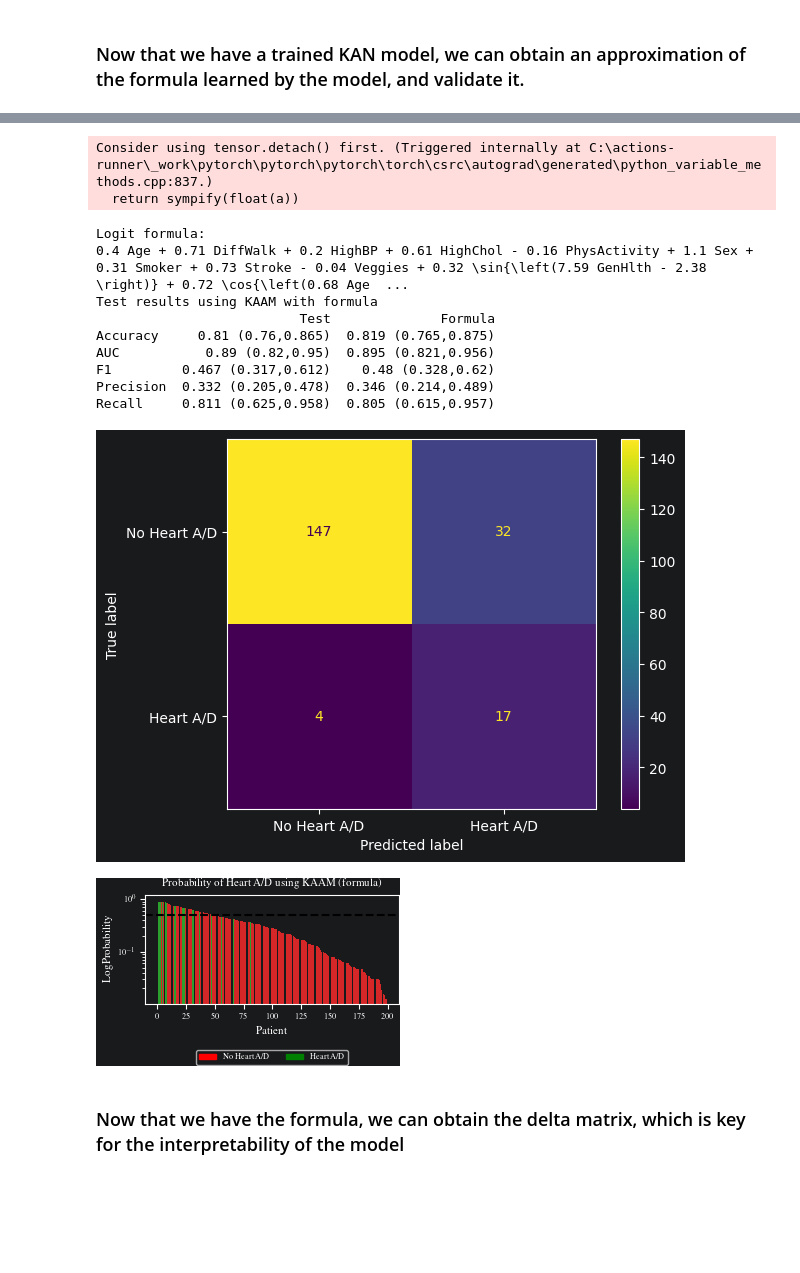
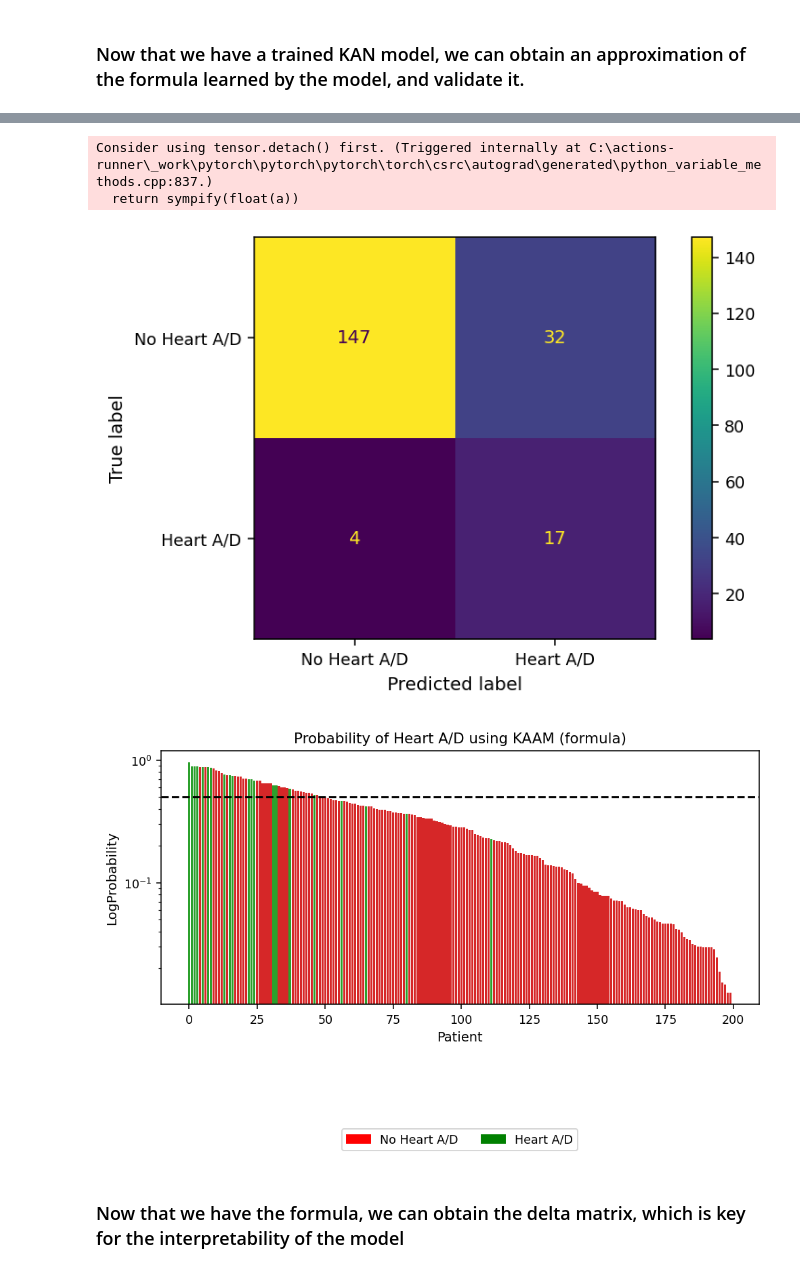
Before and after one commit to Patricia-A-Apellaniz/classification_with_kans, a Jupyter notebook: src/use_case.ipynb, the cells around one changed output, grey strips where cells are left out. Drawn from its saved outputs; the diff is of its cells as text; code cells hidden in the pictures; blank space fills up the shorter version.

```diff
--- a/src/use_case.ipynb
+++ b/src/use_case.ipynb
@@ -28,6 +28,17 @@ from representation import radar_factory
 from sklearn.metrics import accuracy_score, roc_auc_score, f1_score, precision_score, recall_score, confusion_matrix, ConfusionMatrixDisplay
 
 np.random.seed(42)
+# Publication style only; fitting and stored predictions are unchanged.
+PAPER_STYLE = {'font.family':'sans-serif', 'font.sans-serif':['DejaVu Sans'], 'text.usetex':False, 'font.size':10, 'axes.labelsize':10, 'axes.titlesize':11, 'xtick.labelsize':9, 'ytick.labelsize':9, 'legend.fontsize':9, 'figure.facecolor':'white', 'axes.facecolor':'white', 'savefig.facecolor':'white', 'text.color':'black', 'axes.labelcolor':'black', 'xtick.color':'black', 'ytick.color':'black', 'figure.figsize':(7.2,4), 'pdf.fonttype':42}
+
+plt.rcParams.update(PAPER_STYLE)
+
+from pathlib import Path
+import json, pickle
+PAPER_VERSION = '1_3'
+PAPER_OUTPUT = Path(get_config('explainability')['results_folder']) / 'heart' / 'use_case' / ('paper_' + PAPER_VERSION)
+PAPER_OUTPUT.mkdir(parents=True, exist_ok=True)
+PAPER_PALETTE = {'development':'#332288', 'test':'#D55E00'}
 # %% [markdown]
 ### --> These are some auxiliary functions for the analysis and representation of the results ###
 # %%
@@ -115,7 +126,7 @@ def show_performance_results(y, res_y_pred, res_y_pred_proba, df, title, plot_ti
     print(df)
 
     # Show confusion matrix
-    # with plt.rc_context({**bundles.icml2024(column='half', nrows=1, ncols=1)}):
+    # with plt.rc_context(PAPER_STYLE):
     conf_m = confusion_matrix(np.squeeze(y.to_numpy()), res_y_pred)
     display = ConfusionMatrixDisplay(confusion_matrix=conf_m,
                                      display_labels=['No Heart A/D', 'Heart A/D'])
@@ -129,7 +140,7 @@ def show_performance_results(y, res_y_pred, res_y_pred_proba, df, title, plot_ti
     y_prob_pred = np.where(y_prob_pred < 0.01, 0.01, y_prob_pred)  # Umbralize the probabilities: the minimum probability is 0.01
     y_gt = np.squeeze(y.to_numpy())
 
-    with plt.rc_context({**bundles.icml2024(column='half', nrows=1, ncols=1, usetex=True)}):
+    with plt.rc_context(PAPER_STYLE):
         fig, ax = plt.subplots()
         sort_idx = np.argsort(y_prob_pred)[::-1]  # Sort the patients by probability
         color_vals = [['tab:red', 'tab:green'][int(y)] for y in y_gt[sort_idx]]
@@ -145,7 +156,7 @@ def show_performance_results(y, res_y_pred, res_y_pred_proba, df, title, plot_ti
         plt.tight_layout(rect=[0, 0.1, 1, 1])
         ax.legend(handles=[red_patch, green_patch], loc='lower center', bbox_to_anchor=(0.5, -0.6),
                   ncol=2)  # Note: this can be uncommented, but may clutter the plot
-        plt.rcParams.update(bundles.icml2024(usetex=False))
+        plt.rcParams.update(PAPER_STYLE)
         plt.savefig(results_folder + plot_title.replace(' ', '_').replace('/', '_') + '.pdf', dpi=300)
         plt.show()
         plt.close()
@@ -223,6 +234,8 @@ show_performance_results(y_test,
                          'Test results using KAAM',
                          'Probability of Heart A/D using KAAM (no formula)',
                          results_folder)
+paper_predictions = {'splines': {'y_pred':results['y_pred'].copy(),
+                                'y_proba':results['y_pred_proba'].copy()}}
 # %% [output]
 ########### KAAM model on Heart Failure Clinical Data ###########
 
@@ -256,9 +264,18 @@ Recall     0.811 (0.625,0.958)
 n_digit = 2  # Number of digits to round the formula to
 model.model(model.dataset['train_input'])  # The forward pass is required to adequately obtain the formula
 model.model.auto_symbolic()
-formula = model.model.symbolic_formula()[0]
-formula = [ex_round(f, n_digit) for f in formula]
-logit_formula = formula[1] - formula[0]
+formula_unrounded = model.model.symbolic_formula()[0]
+
+# SymPy Float.__round__ may lower arithmetic precision. Keep decimal rounding
+# separate from numerical precision so the written coefficients are evaluated.
+def round_decimal_coefficients(expression, digits):
+    return expression.xreplace({
+        value: sympy.Float(f'{float(value):.{digits}f}', 15)
+        for value in expression.atoms(sympy.Float)
+    })
+
+formula = [round_decimal_coefficients(f, n_digit) for f in formula_unrounded]
+logit_formula = round_decimal_coefficients(formula[1] - formula[0], n_digit)
 
 # In the delta_formula, replace x_i by its name
 for i, col in enumerate(x_train.columns):
@@ -280,4 +297,6 @@ show_performance_results(y_test,
                          'Test results using KAAM with formula',
                          'Probability of Heart A/D using KAAM (formula)',
                          results_folder)
+paper_predictions['symbolic'] = {'y_pred':y_pred.copy(),
+                                  'y_proba':np.column_stack((1-y_pred_proba,y_pred_proba))}
 # %% [output]
@@ -301,16 +320,7 @@ saving model version 0.2
 Consider using tensor.detach() first. (Triggered internally at C:\actions-runner\_work\pytorch\pytorch\pytorch\torch\csrc\autograd\generated\python_variable_methods.cpp:837.)
   return sympify(float(a))
-Logit formula:
-0.4 Age + 0.71 DiffWalk + 0.2 HighBP + 0.61 HighChol - 0.16 PhysActivity + 1.1 Sex + 0.31 Smoker + 0.73 Stroke - 0.04 Veggies + 0.32 \sin{\left(7.59 GenHlth - 2.38 \right)} + 0.72 \cos{\left(0.68 Age  ...
-Test results using KAAM with formula
-                          Test              Formula
-Accuracy     0.81 (0.76,0.865)  0.819 (0.765,0.875)
-AUC           0.89 (0.82,0.95)  0.895 (0.821,0.956)
-F1         0.467 (0.317,0.612)    0.48 (0.328,0.62)
-Precision  0.332 (0.205,0.478)  0.346 (0.214,0.489)
-Recall     0.811 (0.625,0.958)  0.805 (0.615,0.957)
-[figure, old version]
+[figure, new version]
-[figure, old version]
+[figure, new version]
 # %% [markdown]
 ### Now that we have the formula, we can obtain the delta matrix, which is key for the interpretability of the model ###
 # %%
```
Also changed, not shown: parts of 11 cells of this notebook, 4 other files.
